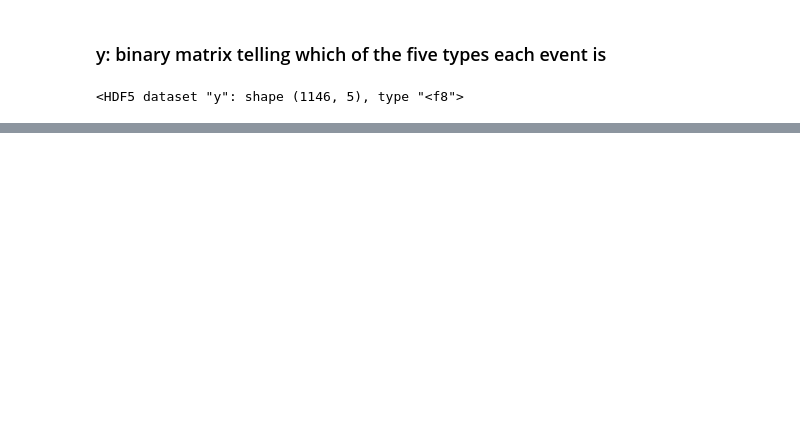
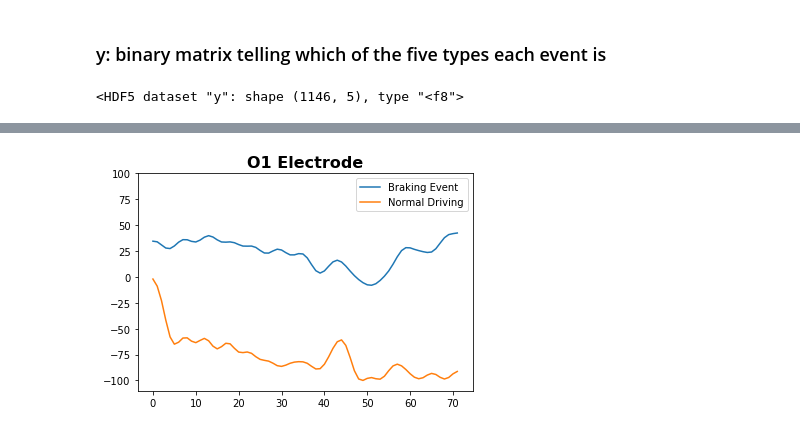
Before and after one commit to hesham-akmal/Brain-ADAS, a Jupyter notebook: EEG Work/Emergency Braking Dataset.ipynb, the cells around one changed output, grey strips where cells are left out. Saved outputs shown, nothing was run; the diff lists cells and outputs as text; code cells hidden in the pictures; blank space fills up the shorter version.

```diff
--- a/EEG Work/Emergency Braking Dataset.ipynb
+++ b/EEG Work/Emergency Braking Dataset.ipynb
@@ -221,0 +256,11 @@ df[26470:26471]
+# %%
+O1_brake= f['cnt']['x'][58][5294:5366]
+O1_no_brake = f['cnt']['x'][58][0:72]
+plt.title("O1 Electrode", fontsize=16, fontweight='bold')
+plt.ylim(-110, 100)
+plt.plot(O1_brake, label="Braking Event")
+plt.plot(O1_no_brake, label="Normal Driving")
+plt.legend()
+plt.show()
+# %% [output]
+[figure, added]
```
Also changed, not shown: parts of 13 cells of this notebook.
